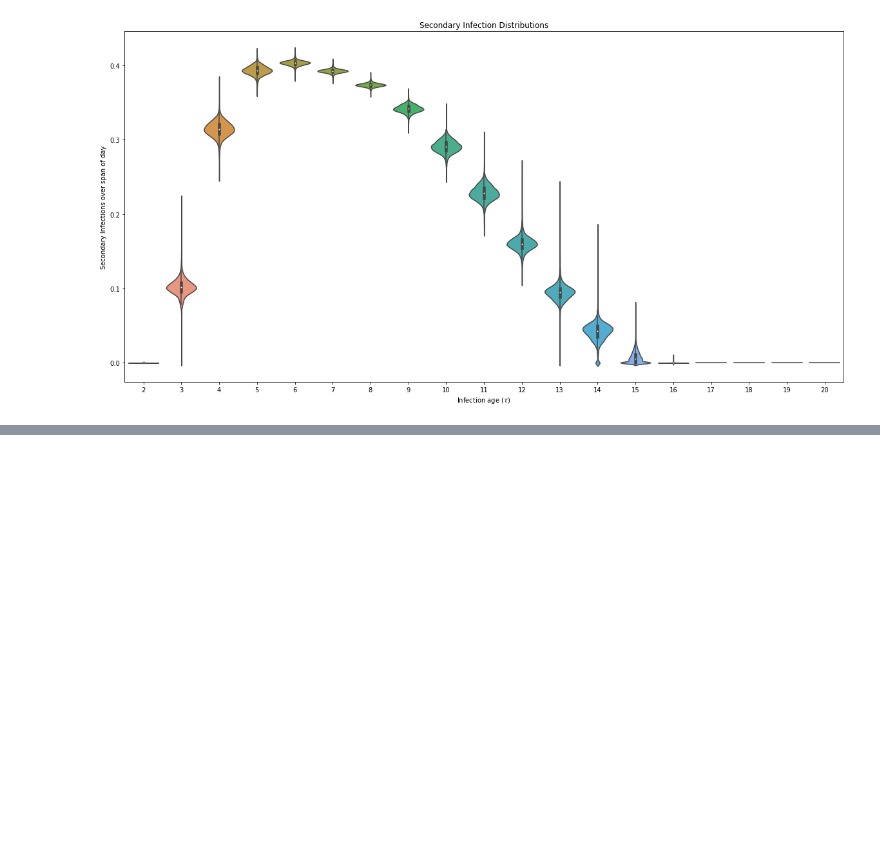
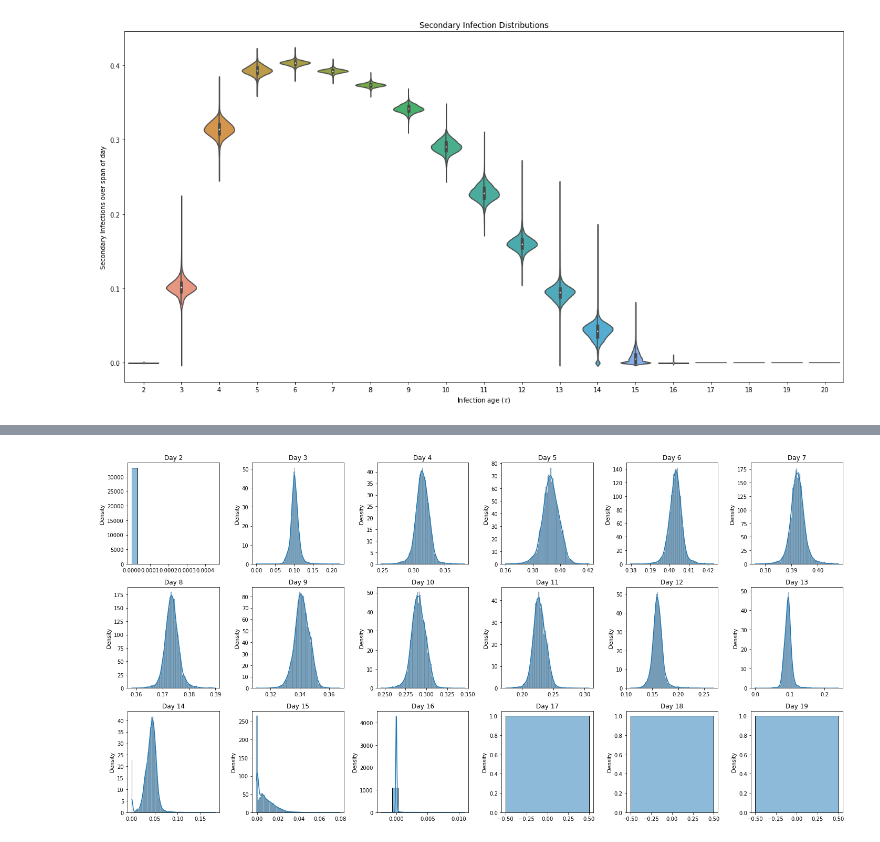
Before and after one commit to WhiffleFish/EpidemicModeling, a Jupyter notebook: InfectionDistributions.ipynb, the cells around one changed output, grey strips where cells are left out. Cells and saved outputs as stored; diff of their text form; code cells hidden in the pictures; blank space fills up the shorter version.

```diff
--- a/InfectionDistributions.ipynb
+++ b/InfectionDistributions.ipynb
@@ -51,0 +57,9 @@ plt.show()
+# %%
+fig, axes = plt.subplots(3,6,figsize=(20,10))
+for i, ax in enumerate(axes.flatten()):
+    sns.histplot(days[:,i], ax = ax, kde=True, stat='density', line_kws={'color':'r'})
+    ax.set_title(f"Day {i+2}")
+
+plt.tight_layout()
+# %% [output]
+[figure, added]
```
Also changed, not shown: parts of 2 cells of this notebook.
